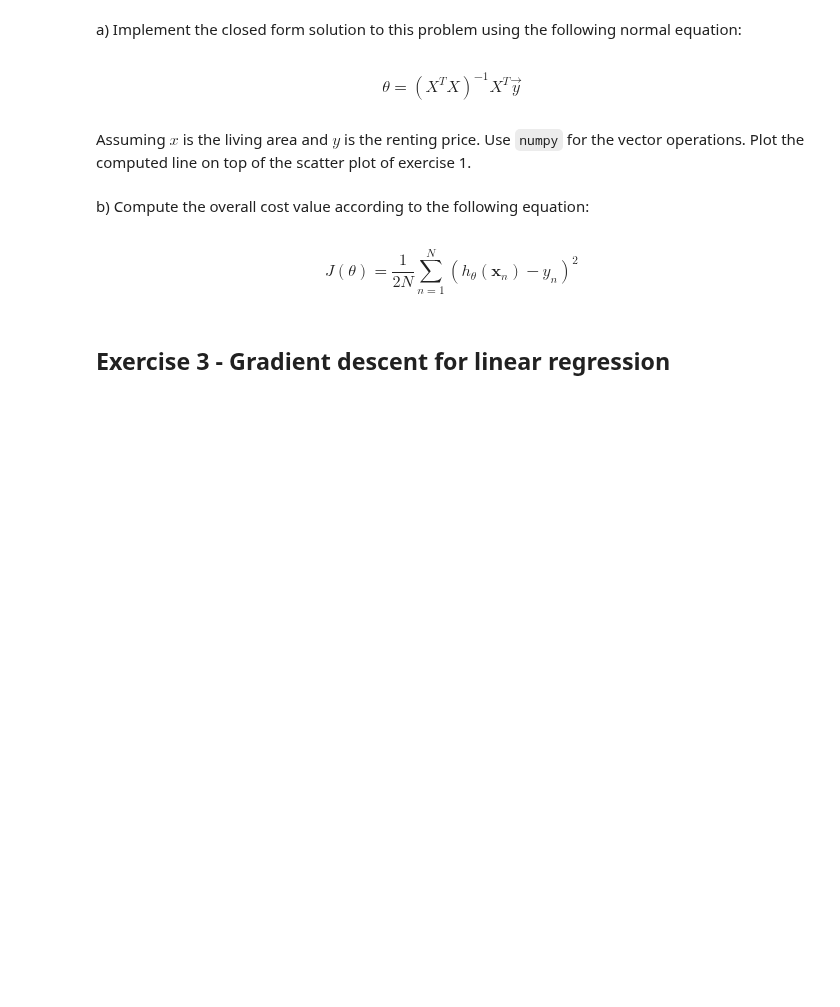
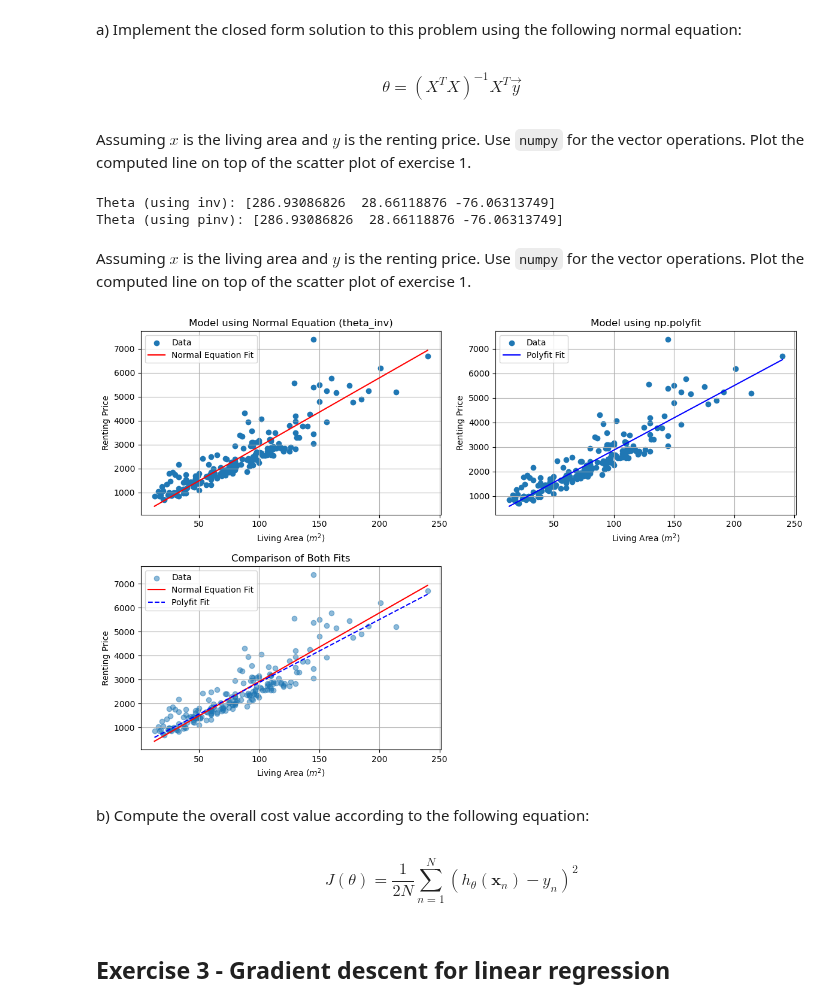
Before and after one commit to evarayHEIG/machle_labs, a Jupyter notebook: pw4/pw4-linear-regression-stud.ipynb, the cells around one changed output. Drawn from its saved outputs; the diff is of its cells as text; code cells hidden in the pictures; blank space fills up the shorter version.

```diff
--- a/pw4/pw4-linear-regression-stud.ipynb
+++ b/pw4/pw4-linear-regression-stud.ipynb
@@ -75,7 +75,79 @@ $$\theta = (X^{T}X)^{-1}X^{T}\vec{y} \tag{3}$$
 # %% [markdown]
 Assuming $x$ is the living area and $y$ is the renting price. Use `numpy` for the vector operations. Plot the computed line on top of the scatter plot of exercise 1.
 # %%
-# Your code here
+X = dataset[['living_area', 'nb_rooms']].to_numpy(dtype=float)
+y = dataset['rent_price'].to_numpy(dtype=float)
+
+# The first column of X must be all ones
+ones = np.ones((X.shape[0], 1))
+X = np.hstack((ones, X))
+
+theta_i = np.dot(np.linalg.inv(np.dot(X.T, X)), np.dot(X.T, y))
+# apparently, it's better and more stable to use pinv (or even solve() or lstsq() instead of inv)
+theta_pi = np.dot(np.linalg.pinv(X), y)
+
+print("Theta (using inv):", theta_i)
+print("Theta (using pinv):", theta_pi)
+# %% [output]
+Theta (using inv): [286.93086826  28.66118876 -76.06313749]
+Theta (using pinv): [286.93086826  28.66118876 -76.06313749]
+# %% [markdown]
+Assuming $x$ is the living area and $y$ is the renting price. Use `numpy` for the vector operations. Plot the computed line on top of the scatter plot of exercise 1.
+# %%
+# we generate points between min and max of living_area for plotting the regression line
+x_line = np.linspace(dataset['living_area'].min(), dataset['living_area'].max(), 200)
+# here we create a constant array for nb_rooms, using the mean of the dataset
+rooms_const = np.full_like(x_line, dataset['nb_rooms'].mean())
+# Then we create the matrix with the same structure as X for prediction
+X_line = np.column_stack([np.ones_like(x_line), x_line, rooms_const])
+# Now we can compute the predicted y values using our model
+y_line = X_line.dot(theta_i)
+
+# We also compute the poly fit for comparison
+coeffs = np.polyfit(dataset['living_area'], dataset['rent_price'], 1)
+model = np.poly1d(coeffs)
+y_polyfit = model(x_line)
+
+# We create a 2x2 subplot grid to compare the two models
+fig, axs = plt.subplots(nrows=2, ncols=2, figsize=(12, 8))
+(ax1, ax2), (ax3, _) = axs
+
+# First subplot using Normal Equation
+ax1.scatter(dataset['living_area'], dataset['rent_price'], label="Data")
+ax1.plot(x_line, y_line, color='red', label="Normal Equation Fit")
+ax1.set_title('Model using Normal Equation (theta_inv)')
+ax1.set_xlabel('Living Area ($m^2$)')
+ax1.set_ylabel('Renting Price')
+ax1.legend()
+ax1.grid(True)
+
+# Second subplot using Polyfit
+ax2.scatter(dataset['living_area'], dataset['rent_price'], label="Data")
+ax2.plot(x_line, y_polyfit, color='blue', label="Polyfit Fit")
+ax2.set_title('Model using np.polyfit')
+ax2.set_xlabel('Living Area ($m^2$)')
+ax2.set_ylabel('Renting Price')
+ax2.legend()
+ax2.grid(True)
+
+# Third subplot comparing both models on the same plot
+ax3.scatter(dataset['living_area'], dataset['rent_price'], alpha=0.5, label="Data")
+ax3.plot(x_line, y_line, color='red', label="Normal Equation Fit")
+ax3.plot(x_line, y_polyfit, color='blue', linestyle='--', label="Polyfit Fit")
+ax3.set_title('Comparison of Both Fits')
+ax3.set_xlabel('Living Area ($m^2$)')
+ax3.set_ylabel('Renting Price')
+ax3.legend()
+ax3.grid(True)
+
+# we don't need the fourth subplot, so we remove it
+fig.delaxes(axs[1, 1])
+
+# Finally, we can adjust layout and show the plots
+plt.tight_layout()
+plt.show()
+# %% [output]
+[figure, added]
 # %% [markdown]
 b) Compute the overall cost value according to the following equation:
 # %% [markdown]
```
Also changed, not shown: parts of 40 cells of this notebook.
